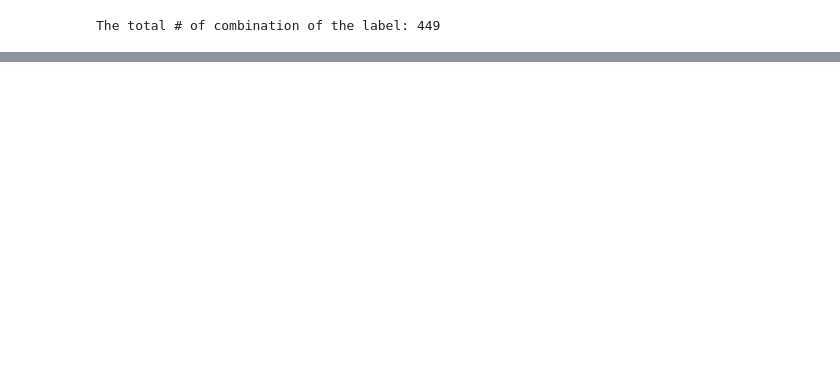
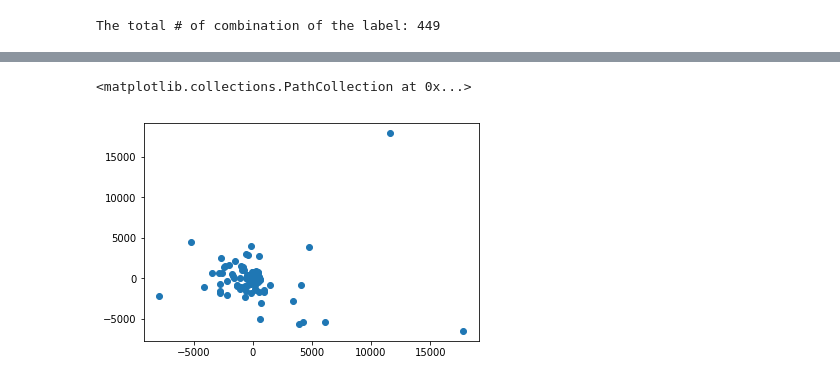
Before and after one commit to SherryJYC/UCB-ImageProject, a Jupyter notebook: imageProject.ipynb, the cells around one changed output, grey strips where cells are left out. Cells and saved outputs as stored; diff of their text form; code cells hidden in the pictures; blank space fills up the shorter version.

```diff
--- a/imageProject.ipynb
+++ b/imageProject.ipynb
@@ -113,0 +136,6 @@ The total # of combination of the label: 449
+# %%
+plt.scatter(imagePca[:,1],imagePca[:,2])
+#plt.colorbar();
+# %% [output]
+<matplotlib.collections.PathCollection at 0x...>
+[figure, added]
```
Also changed, not shown: parts of 8 cells of this notebook.
